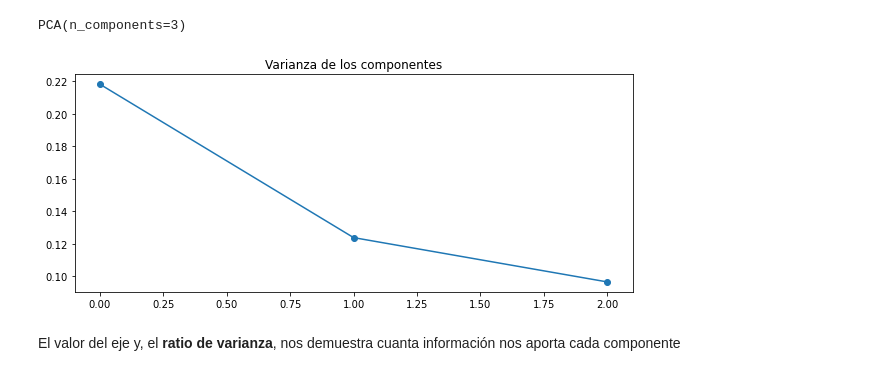
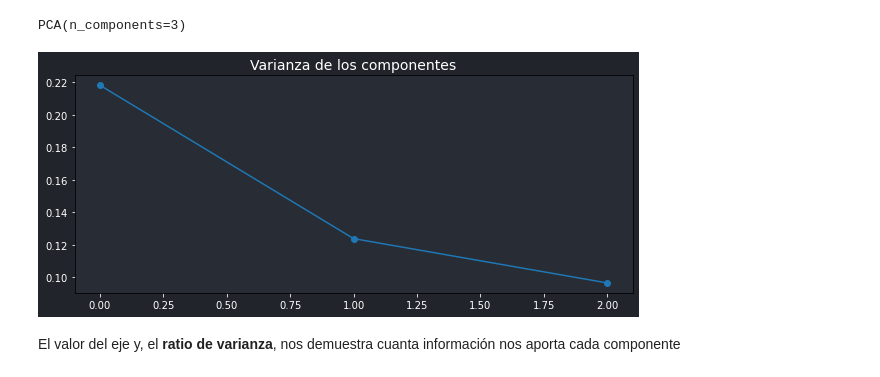
Before and after one commit to JuanFeA98/scikit-learn-professional, a Jupyter notebook: PCA.ipynb, the cells around one changed output. Cells and saved outputs as stored; diff of their text form; code cells hidden in the pictures.

```diff
--- a/PCA.ipynb
+++ b/PCA.ipynb
@@ -71,17 +76,23 @@ pca.fit(X_train)
 # %% [output]
 PCA(n_components=3)
 # %%
-fig, axis = plt.subplots(figsize=(10, 4))
+fig, ax = plt.subplots(figsize=(10, 4))
+
+fig.patch.set_facecolor('#21252b')
+ax.set_facecolor('#282c34')
 
 plt.plot(
     range(0, len(pca.explained_variance_)),
     pca.explained_variance_ratio_,
     marker='o')
 
-plt.title('Varianza de los componentes')
+ax.tick_params(axis='x', which='both', colors='white')
+ax.tick_params(axis='y', which='both', colors='white')
+
+plt.title('Varianza de los componentes', color='white', fontsize=14)
 plt.show()
 # %% [output]
-[figure, old version]
+[figure, new version]
 # %% [markdown]
 El  valor del eje y, el **ratio de varianza**, nos demuestra cuanta información  nos aporta cada componente
 # %%
```
Also changed, not shown: parts of 17 cells of this notebook.
